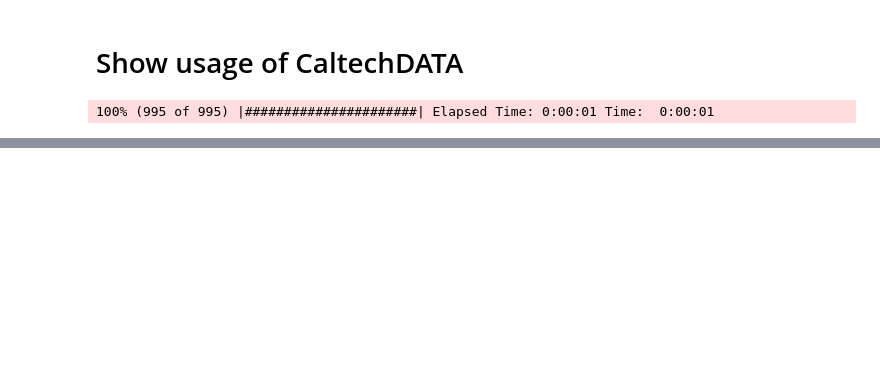
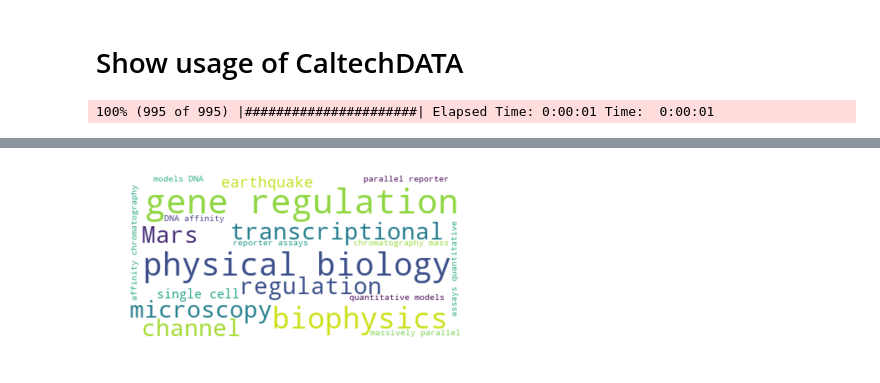
Before and after one commit to caltechlibrary/ames, a Jupyter notebook: CaltechDATA_Usage_Graphs.ipynb, the cells around one changed output, grey strips where cells are left out. Drawn from its saved outputs; the diff is of its cells as text; code cells hidden in the pictures; blank space fills up the shorter version.

```diff
--- a/CaltechDATA_Usage_Graphs.ipynb
+++ b/CaltechDATA_Usage_Graphs.ipynb
@@ -77,0 +84,29 @@ Gathering data!
+# %%
+from wordcloud import WordCloud, STOPWORDS, ImageColorGenerator
+import matplotlib.pyplot as plt
+
+tdict = {}
+text = ''
+for record in all_metadata:
+    if record['resourceType']['resourceTypeGeneral']=='Dataset':
+        keep=True
+        for s in record['subjects']:
+            if 'TCCON' in s['subject']:
+                keep=False
+        if keep==True:
+            for s in record['subjects']:
+                subject = s['subject']
+                text = text + ' ' + subject
+                if subject in tdict:
+                    tdict[subject] +=1
+                else:
+                    tdict[subject] = 1
+
+#print(sorted(tdict.items(), key=lambda kv: kv[1]))
+wordcloud = WordCloud(min_font_size=10, max_words=100, background_color="white").generate(text)
+
+plt.imshow(wordcloud, interpolation='bilinear')
+plt.axis("off")
+plt.show()
+# %% [output]
+[figure, added]
```
Also changed, not shown: parts of 1 cell of this notebook, 3 other files.
